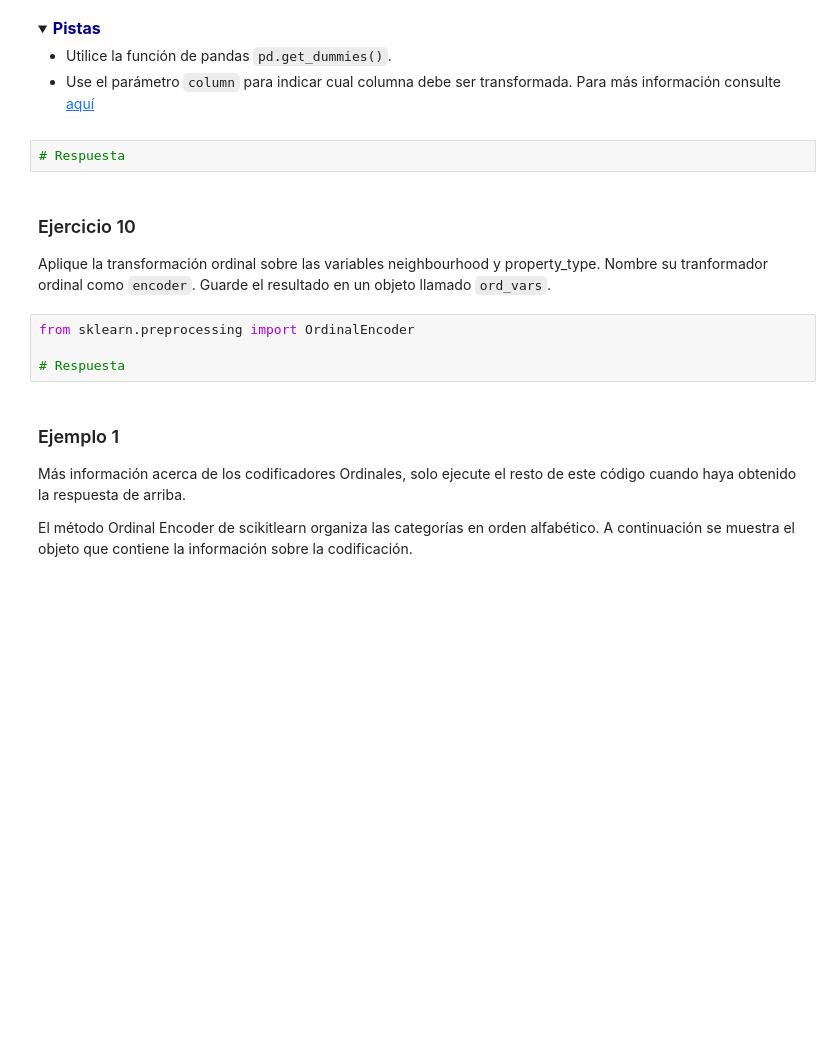
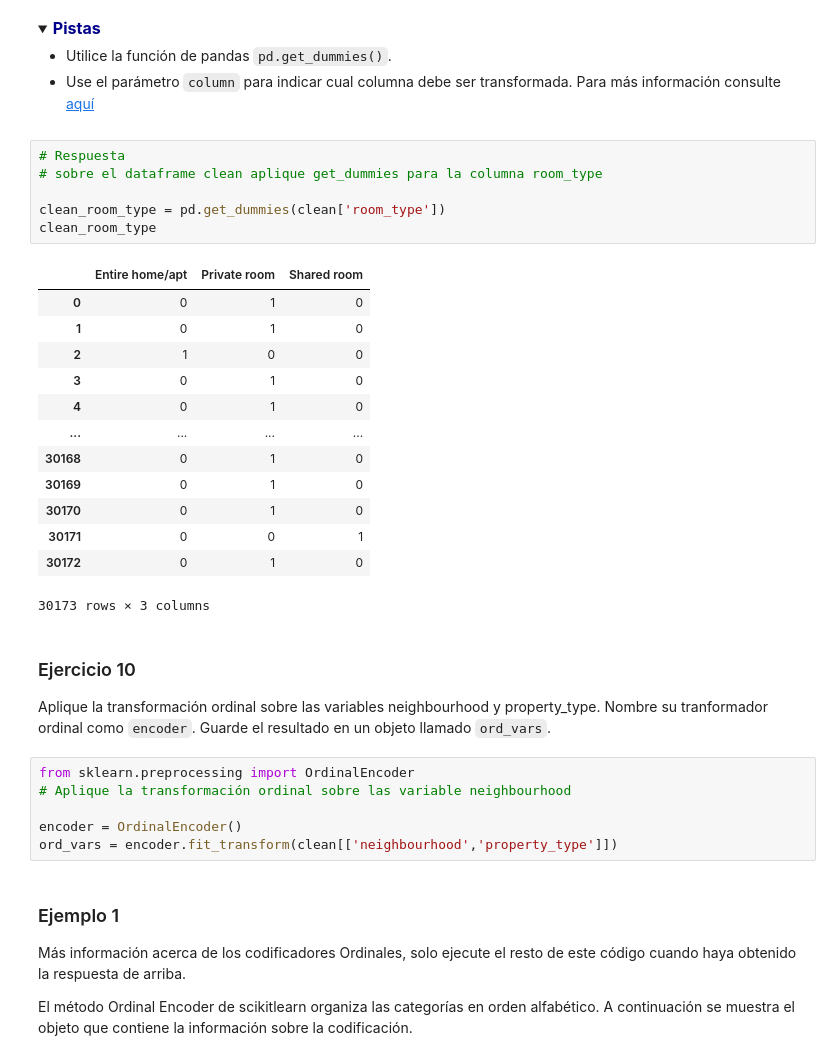
Before and after one commit to chris78rey/DIPLOM_BIGDATA, a Jupyter notebook: deberes/modulo04/talleres guiados/Fase_2_Limpieza_y_transformación_Estudiantes.ipynb, the cells around one changed output. Saved outputs shown, nothing was run; the diff lists cells and outputs as text; folded sections open; blank space fills up the shorter version.

```diff
--- a/deberes/modulo04/talleres guiados/Fase_2_Limpieza_y_transformación_Estudiantes.ipynb
+++ b/deberes/modulo04/talleres guiados/Fase_2_Limpieza_y_transformación_Estudiantes.ipynb
@@ -517,16 +602,36 @@ Aplique la transformación dummy sobre el dataframe `clean` solamente para la va
 
 * Utilice la función de pandas `pd.get_dummies()`.
 * Use el parámetro `column` para indicar cual columna debe ser transformada. Para más información consulte [aquí](https://pandas.pydata.org/docs/reference/api/pandas.get_dummies.html)
-# %%
-# Respuesta
+# %%
+# Respuesta
+# sobre el dataframe clean aplique get_dummies para la columna room_type
+
+clean_room_type = pd.get_dummies(clean['room_type'])
+clean_room_type
+# %% [output]
+|  | Entire home/apt | Private room | Shared room |
+| 0 | 0 | 1 | 0 |
+| 1 | 0 | 1 | 0 |
+| 2 | 1 | 0 | 0 |
+| 3 | 0 | 1 | 0 |
+| 4 | 0 | 1 | 0 |
+| ... | ... | ... | ... |
+| 30168 | 0 | 1 | 0 |
+| 30169 | 0 | 1 | 0 |
+| 30170 | 0 | 1 | 0 |
+| 30171 | 0 | 0 | 1 |
+| 30172 | 0 | 1 | 0 |
+30173 rows × 3 columns
 # %% [markdown]
 ### Ejercicio 10
 
 Aplique la transformación ordinal sobre las variables neighbourhood y property_type. Nombre su tranformador ordinal como `encoder`. Guarde el resultado en un objeto llamado `ord_vars`.
-# %%
-from sklearn.preprocessing import OrdinalEncoder
-
-# Respuesta
+# %%
+from sklearn.preprocessing import OrdinalEncoder
+# Aplique la transformación ordinal sobre las variable neighbourhood
+
+encoder = OrdinalEncoder()
+ord_vars = encoder.fit_transform(clean[['neighbourhood','property_type']])
 # %% [markdown]
 ### Ejemplo 1
 
```
Also changed, not shown: parts of 25 cells of this notebook, 6 other files.
